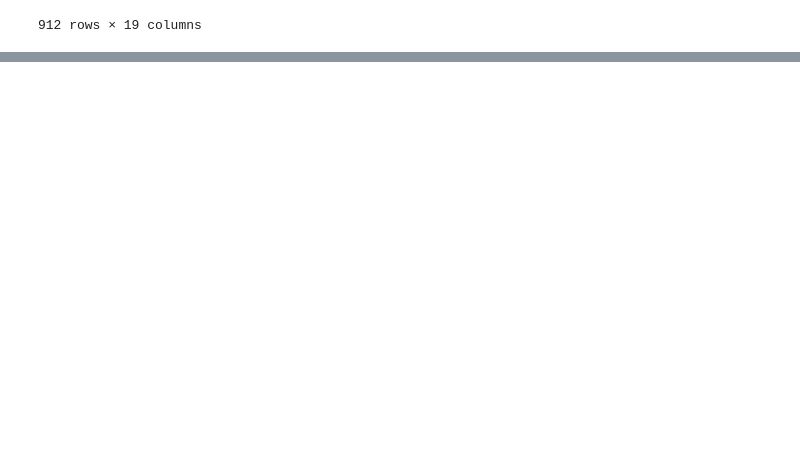
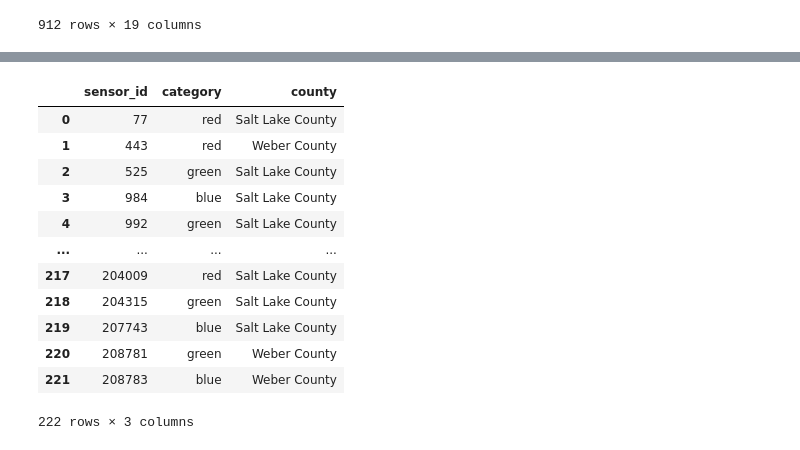
Before and after one commit to jaredfeldman/AI4AQ, a Jupyter notebook: flask_app/jupyter/prediction testing.ipynb, the cells around one changed output, grey strips where cells are left out. Saved outputs shown, nothing was run; the diff lists cells and outputs as text; code cells hidden in the pictures; blank space fills up the shorter version.

```diff
--- a/flask_app/jupyter/prediction testing.ipynb
+++ b/flask_app/jupyter/prediction testing.ipynb
@@ -214,0 +508,16 @@ temp_centroid
+# %%
+pd.read_csv('../static/data/sensor_categories.csv')
+# %% [output]
+|  | sensor_id | category | county |
+| 0 | 77 | red | Salt Lake County |
+| 1 | 443 | red | Weber County |
+| 2 | 525 | green | Salt Lake County |
+| 3 | 984 | blue | Salt Lake County |
+| 4 | 992 | green | Salt Lake County |
+| ... | ... | ... | ... |
+| 217 | 204009 | red | Salt Lake County |
+| 218 | 204315 | green | Salt Lake County |
+| 219 | 207743 | blue | Salt Lake County |
+| 220 | 208781 | green | Weber County |
+| 221 | 208783 | blue | Weber County |
+222 rows × 3 columns
```
Also changed, not shown: parts of 29 cells of this notebook, 41 other files.
